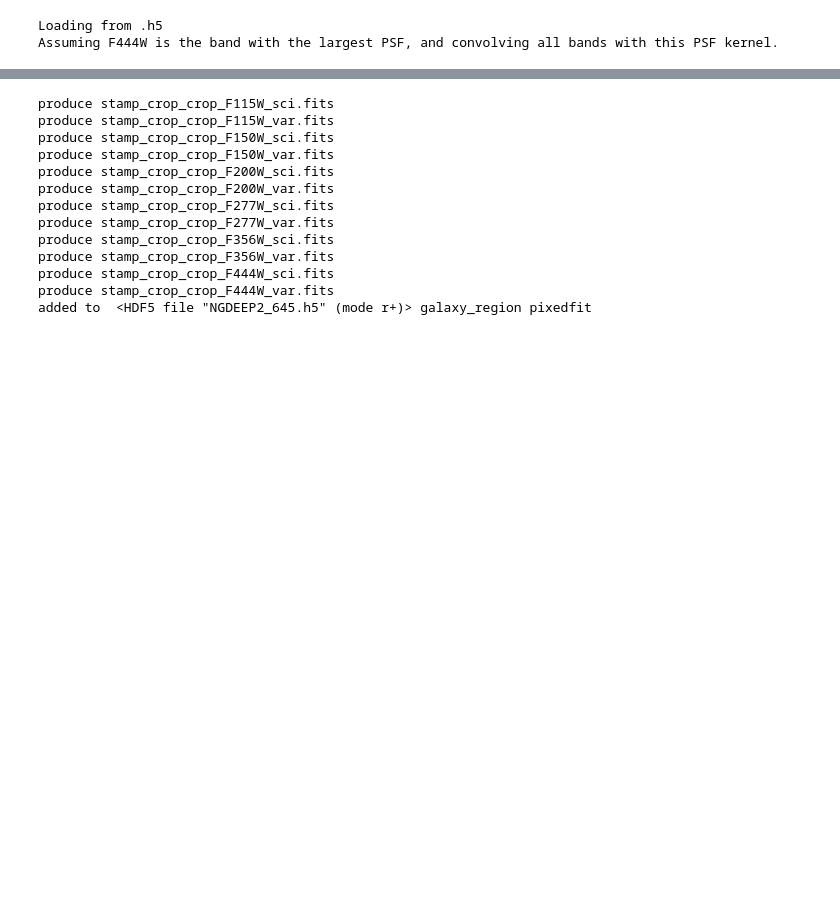
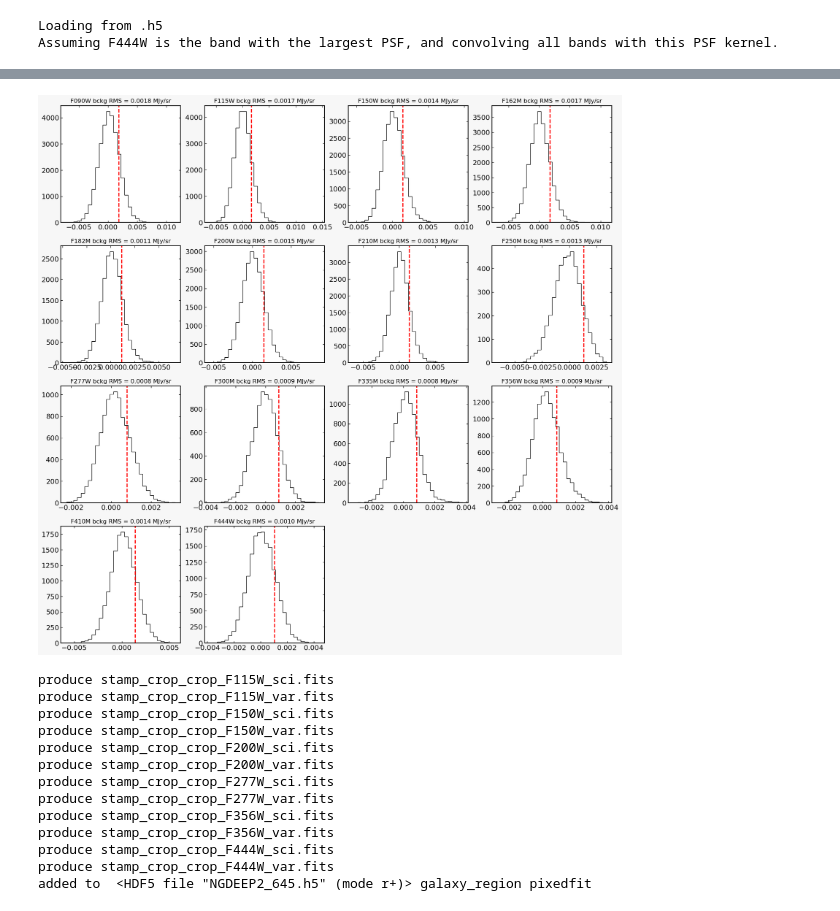
Before and after one commit to tHarvey303/EXPANSE, a Jupyter notebook: testing.ipynb, the cells around one changed output, grey strips where cells are left out. Cells and saved outputs as stored; diff of their text form; code cells hidden in the pictures; blank space fills up the shorter version.

Commit message:
Updates to calcuate RMS background from images themselves

```diff
--- a/testing.ipynb
+++ b/testing.ipynb
@@ -25,3 +26,8 @@ FileNotFoundError: [Errno 2] No such file or directory: '/raid/scratch/data/jwst
+# %%
+galaxy.estimate_rms_from_background(plot=True, object_distance=30)
+plt.show()
+# %% [output]
+[figure, added]
 # %%
 img_processing = galaxy.pixedfit_processing(seg_combine=['F277W', 'F356W', 'F444W'], use_galfind_seg=True)
 # %% [output]
```
Also changed, not shown: parts of 1 cell of this notebook, 2 other files.
